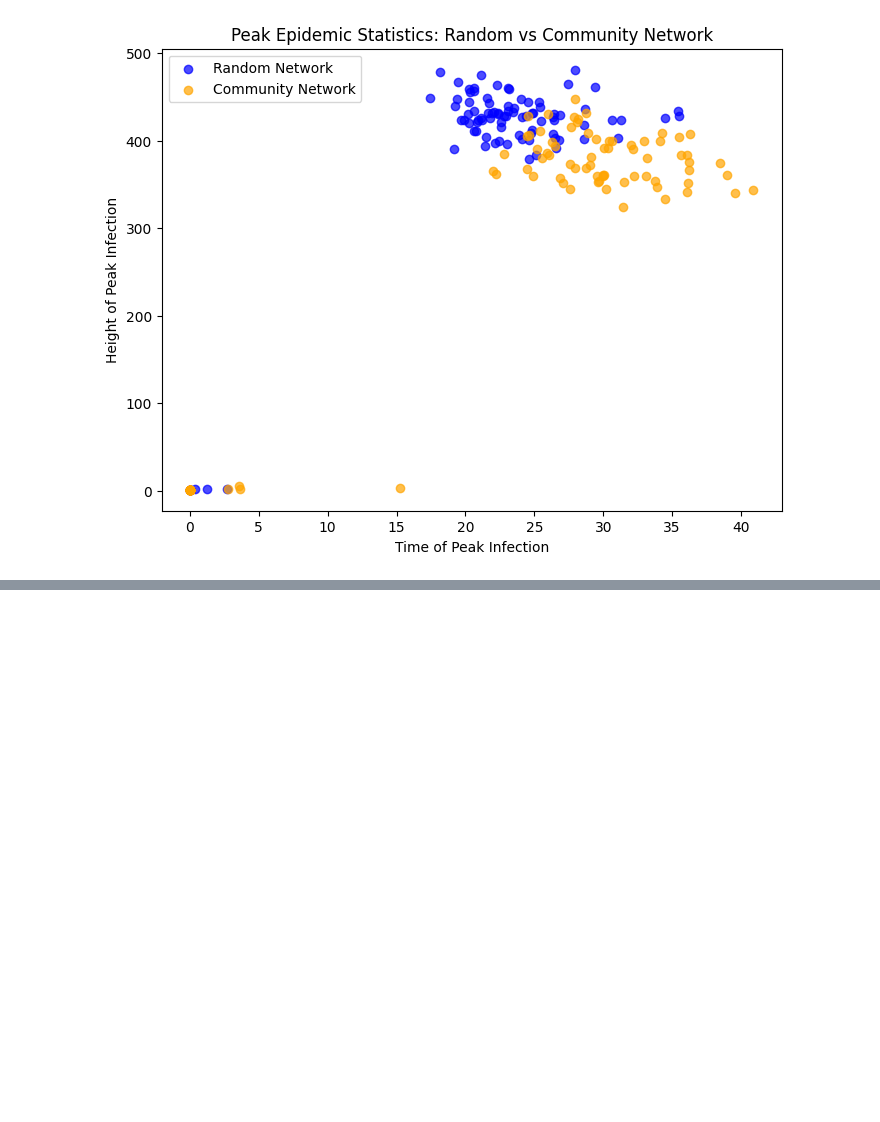
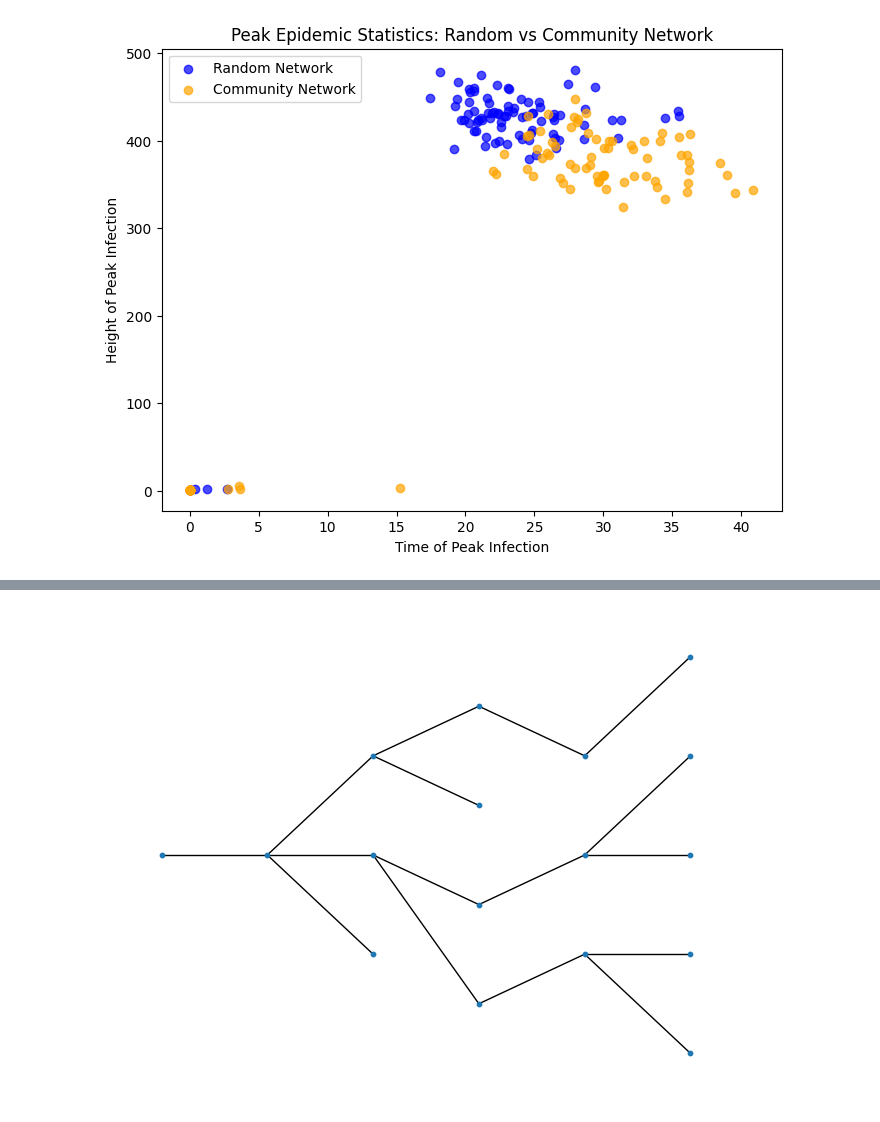
Before and after one commit to xxEthene/ST5225, a Jupyter notebook: lecture5.ipynb, the cells around one changed output, grey strips where cells are left out. Cells and saved outputs as stored; diff of their text form; code cells hidden in the pictures; blank space fills up the shorter version.

```diff
--- a/lecture5.ipynb
+++ b/lecture5.ipynb
@@ -230,0 +284,5 @@ plt.show()
+# %%
+offspring_distribution = lambda: np.random.poisson(1.0)
+simulate_galton_watson(num_generations, offspring_distribution)
+# %% [output]
+[figure, added]
```
Also changed, not shown: parts of 13 cells of this notebook.
